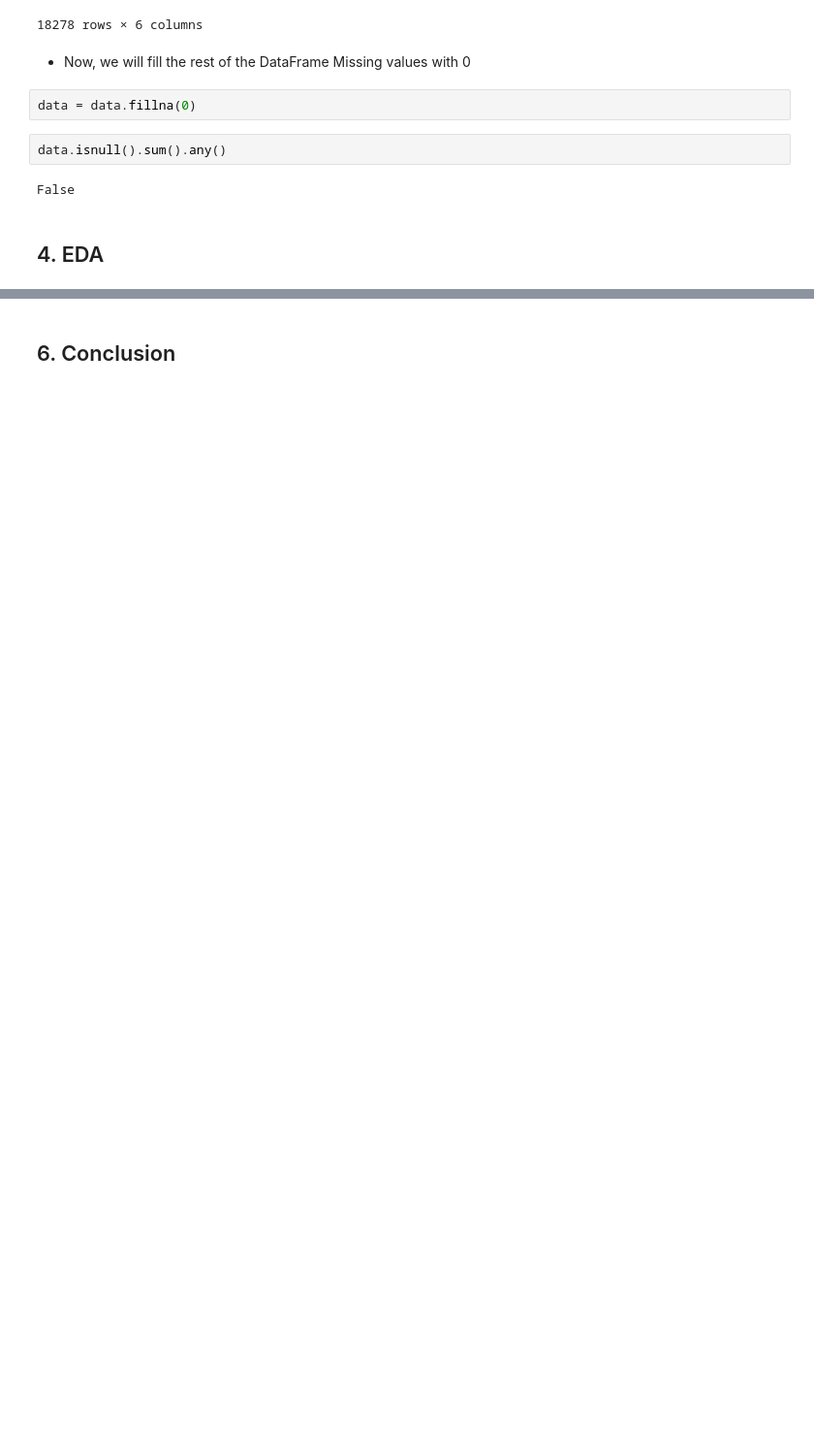
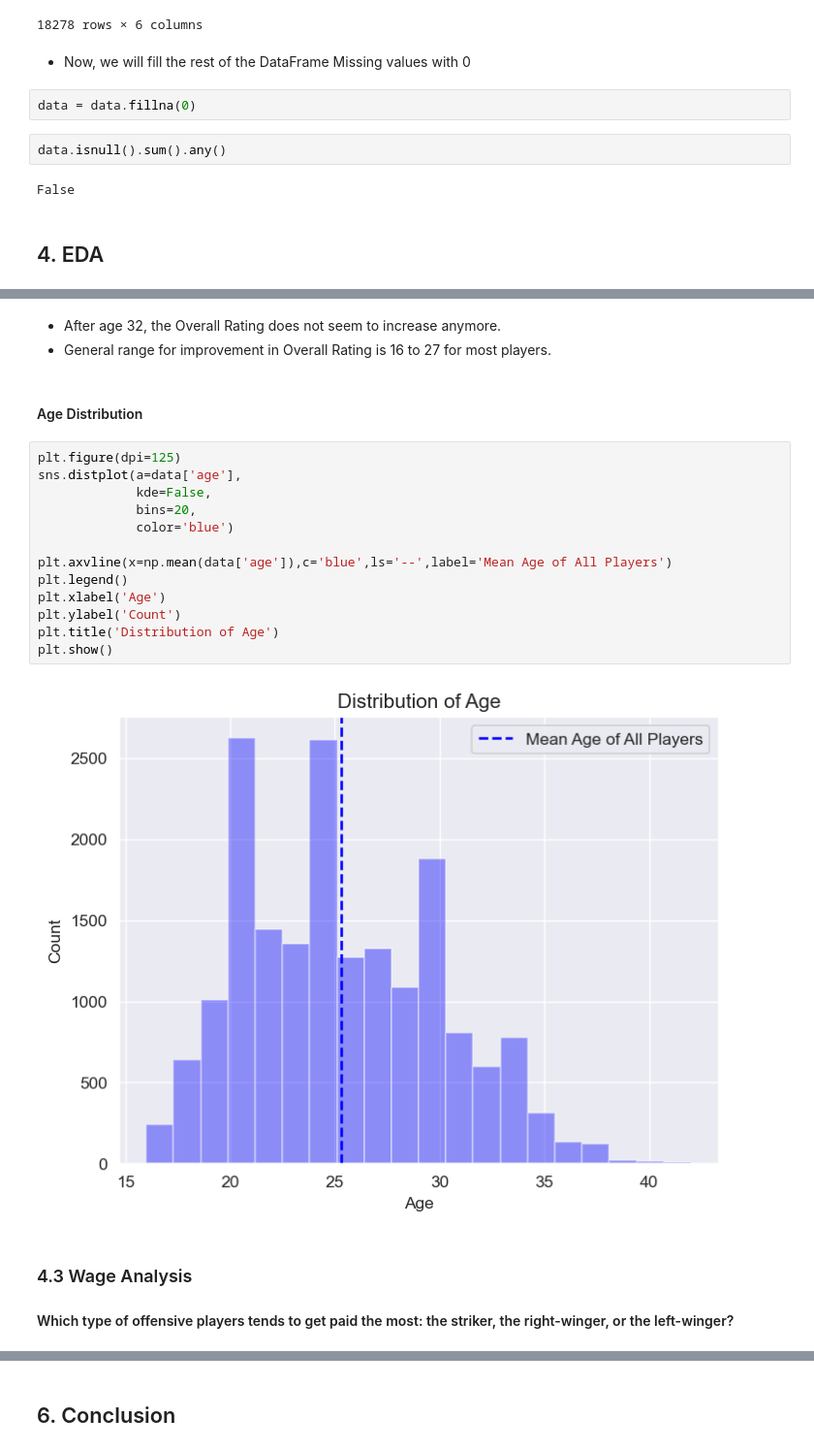
Before and after one commit to BhushanIngale/FIFA-20-Analysis, a Jupyter notebook: src/FIFA-20-Analysis.ipynb, the cells around one changed output, grey strips where cells are left out. Shown at 97% size. Drawn from its saved outputs; the diff is of its cells as text; blank space fills up the shorter version.

```diff
--- a/src/FIFA-20-Analysis.ipynb
+++ b/src/FIFA-20-Analysis.ipynb
@@ -269,0 +365,24 @@ False
+# %% [markdown]
+- After age 32, the Overall Rating does not seem to increase anymore.
+- General range for improvement in Overall Rating is 16 to 27 for most players.
+# %% [markdown]
+#### Age Distribution
+# %%
+plt.figure(dpi=125)
+sns.distplot(a=data['age'],
+             kde=False,
+             bins=20,
+             color='blue')
+
+plt.axvline(x=np.mean(data['age']),c='blue',ls='--',label='Mean Age of All Players')
+plt.legend()
+plt.xlabel('Age')
+plt.ylabel('Count')
+plt.title('Distribution of Age')
+plt.show()
+# %% [output]
+[figure, added]
+# %% [markdown]
+### 4.3 Wage Analysis
+
+#### Which type of offensive players tends to get paid the most: the striker, the right-winger, or the left-winger?
```
Also changed, not shown: parts of 34 cells of this notebook.
